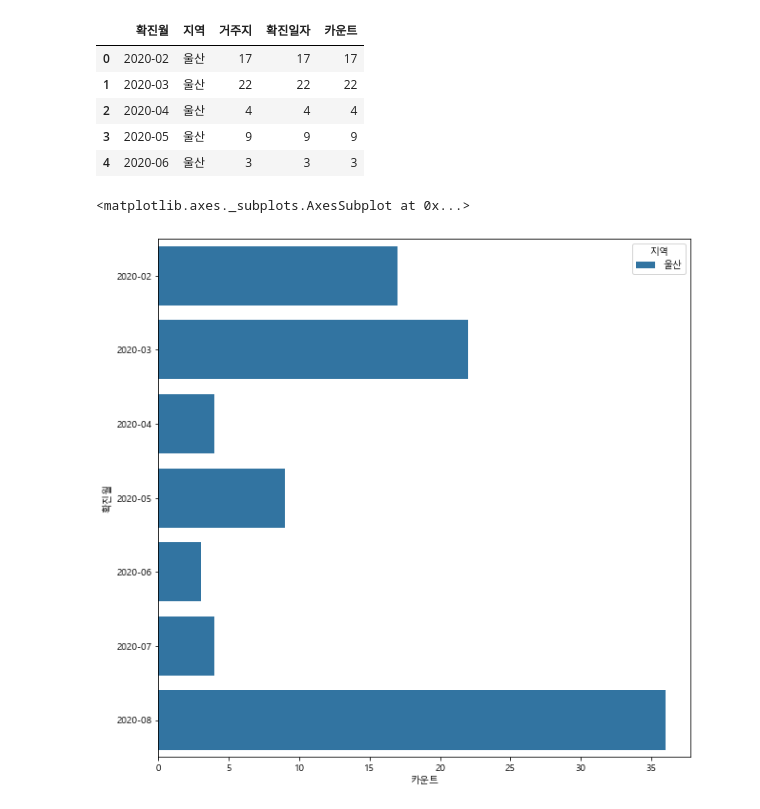
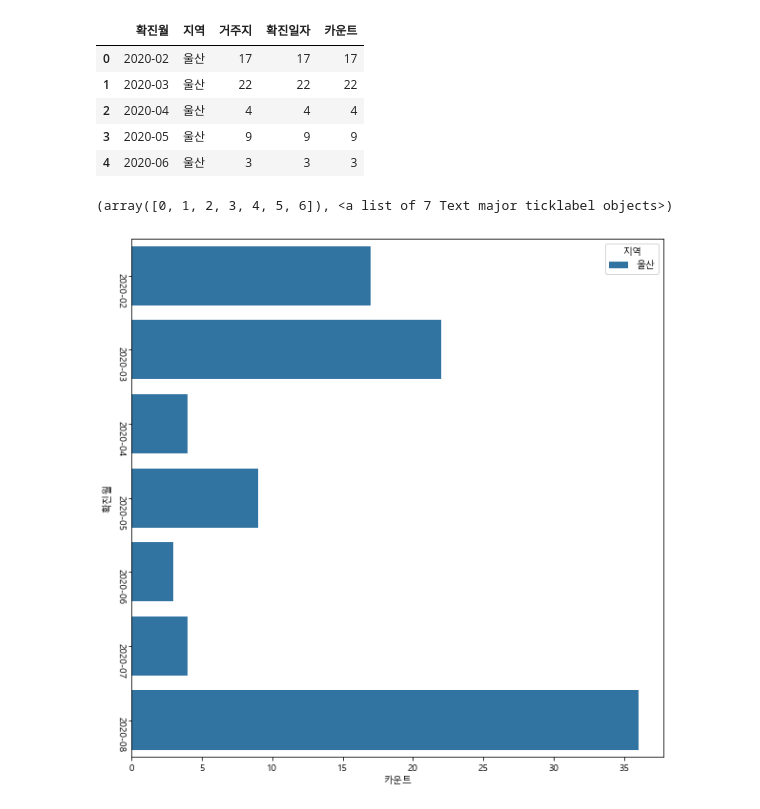
Before and after one commit to Shinmiyong/The-Effect-of-Travel-on-Covid19, a Jupyter notebook: Jung_COVID19_code_for_reference/COVID19_search_pattern.ipynb, the cells around one changed output. Drawn from its saved outputs; the diff is of its cells as text; code cells hidden in the pictures.

```diff
--- a/Jung_COVID19_code_for_reference/COVID19_search_pattern.ipynb
+++ b/Jung_COVID19_code_for_reference/COVID19_search_pattern.ipynb
@@ -92,7 +98,8 @@ df2.head()
 | 4 | 2020-06 | 울산 | 3 | 3 | 3 |
 # %%
 plt.figure(figsize=(10,10))
-sns.barplot(x = '카운트', y = '확진월', hue= '지역', data= df2)
+ax = sns.barplot(x = '카운트', y = '확진월', hue= '지역', data= df2)
+plt.yticks(rotation=270)
 # %% [output]
-<matplotlib.axes._subplots.AxesSubplot at 0x...>
+(array([0, 1, 2, 3, 4, 5, 6]), <a list of 7 Text major ticklabel objects>)
-[figure, old version]
+[figure, new version]
```
Also changed, not shown: parts of 5 cells of this notebook.
